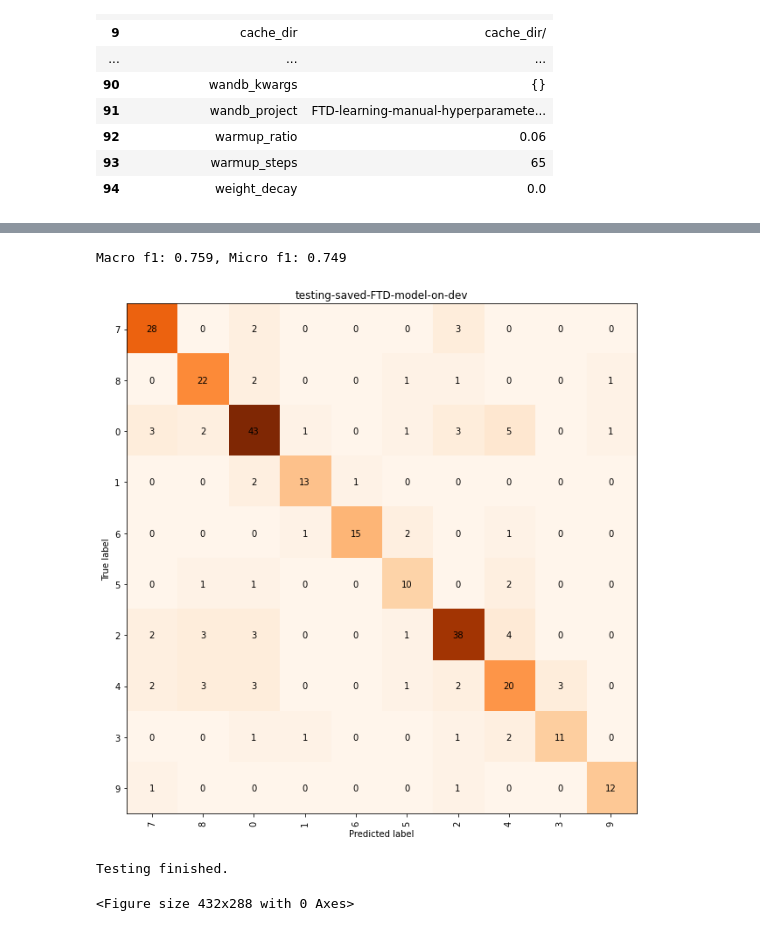
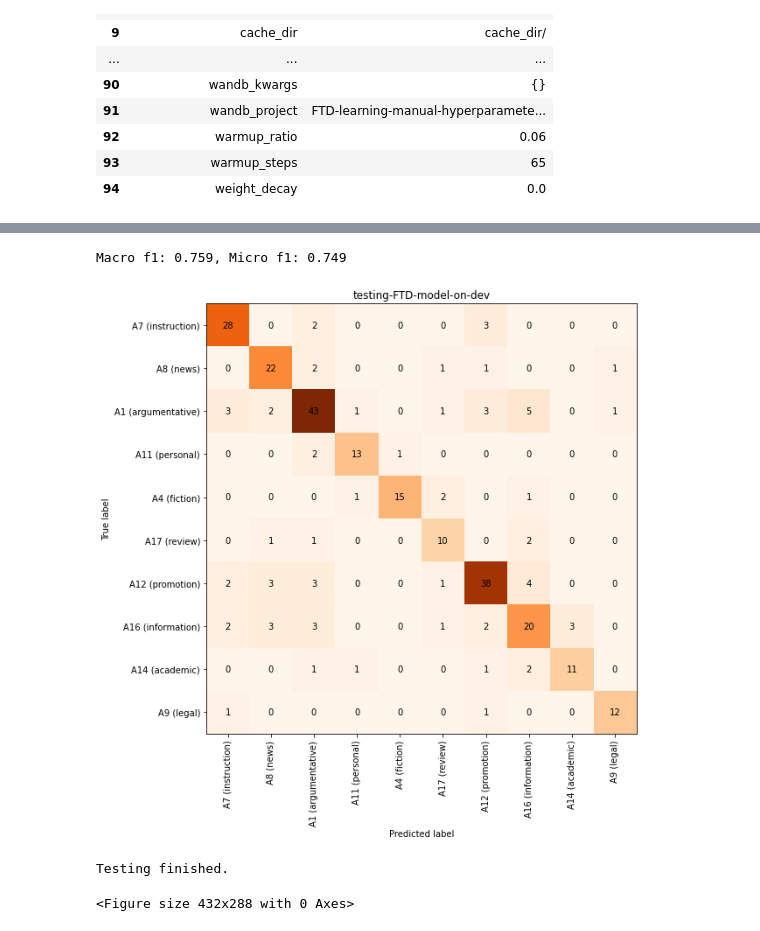
Before and after one commit to TajaKuzman/Genre-Datasets-Comparison, a Jupyter notebook: 2.2-FTD-classifier-testing.ipynb, the cells around one changed output, grey strips where cells are left out. Drawn from its saved outputs; the diff is of its cells as text; code cells hidden in the pictures.

```diff
--- a/2.2-FTD-classifier-testing.ipynb
+++ b/2.2-FTD-classifier-testing.ipynb
@@ -67,10 +67,10 @@ We will use the multilingual XLM-RoBERTa model
 https://huggingface.co/xlm-roberta-base
 # %%
 # Create a file to save results into (you can find it under Data: Output). Be careful, run this step only once to not overwrite the results file.
-results = []
+#results = []
 
-with open("results/FTD-Experiments-Results.json", "w") as results_file:
-    json.dump(results,results_file, indent= "")
+#with open("results/FTD-Experiments-Results.json", "w") as results_file:
+#    json.dump(results,results_file, indent= "")
 # %%
 # Open the main results file:
 
@@ -156,3 +150,11 @@ df_args
 # Update the args
 model = ClassificationModel(
     "xlmroberta", model_dir, args= {"silent":True})
+# %%
+# Let's change the numeric values into nominal so that the confusion matrix is more informative
+# here's the dictionary:
+FTD_mapping = {0: 'A1 (argumentative)', 1: 'A11 (personal)', 2: 'A12 (promotion)', 3: 'A14 (academic)', 4: 'A16 (information)', 5: 'A17 (review)', 6: 'A4 (fiction)', 7: 'A7 (instruction)', 8: 'A8 (news)', 9: 'A9 (legal)'}
+# %%
+# Map the labels
+LABELS_mapped = [FTD_mapping[x] for x in LABELS]
+LABELS_mapped
@@ -159,5 +172,5 @@ model = ClassificationModel(
 # %%
-def testing(test_df, test_name):
+def testing_FTD(test_df, test_name):
     """
     This function takes the test dataset and applies the trained model on it to infer predictions.
     It also prints and saves a confusion matrix, calculates the F1 scores and saves the results in a list of results.
@@ -174,19 +187,24 @@ def testing(test_df, test_name):
         return model.predict([input_string])[0][0]
 
     y_pred = test_df.text.apply(make_prediction)
+    test_df["y_pred"] = y_pred
 
     # Calculate the scores
     macro = f1_score(y_true, y_pred, labels=LABELS, average="macro")
     micro = f1_score(y_true, y_pred, labels=LABELS,  average="micro")
     print(f"Macro f1: {macro:0.3}, Micro f1: {micro:0.3}")
 
+    y_true_mapped = y_true.map(FTD_mapping)
+    test_df["y_true_mapped"] = y_true_mapped
+    y_pred_mapped = y_pred.map(FTD_mapping)
+    test_df["y_pred_mapped"] = y_pred_mapped
     # Plot the confusion matrix:
-    cm = confusion_matrix(y_true, y_pred, labels=LABELS)
+    cm = confusion_matrix(y_true_mapped, y_pred_mapped, labels=LABELS_mapped)
     plt.figure(figsize=(9, 9))
     plt.imshow(cm, cmap="Oranges")
     for (i, j), z in np.ndenumerate(cm):
         plt.text(j, i, '{:d}'.format(z), ha='center', va='center')
-    classNames = LABELS
+    classNames = LABELS_mapped
     plt.ylabel('True label')
     plt.xlabel('Predicted label')
     tick_marks = np.arange(len(classNames))
@@ -208,8 +226,8 @@ def testing(test_df, test_name):
         "learning_rate": 1e-5,
         "microF1": micro,
         "macroF1": macro,
-        "y_true": y_true.tolist(),
-        "y_pred": y_pred.tolist(),
+        "y_true": y_true_mapped.to_dict(),
+        "y_pred": y_pred_mapped.to_dict(),
         }
     previous_results.append(rezdict)
 
@@ -218,13 +236,16 @@ def testing(test_df, test_name):
     backup.append(rezdict)
     with open(f"backup-results-{test_name}.json", "w") as backup_file:
         json.dump(backup,backup_file, indent= "")
+
+    # Save the new dataframe which contains the y_pred values as well
+    test_df.to_csv(f"results/{test_name}-sheet-with-predictions.csv", sep="\t")
 # %%
-testing(dev_df, "testing-saved-FTD-model-on-dev")
+testing_FTD(dev_df, "testing-FTD-model-on-dev")
 
 print("\nTesting finished.")
 # %% [output]
 Macro f1: 0.759, Micro f1: 0.749
-[figure, old version]
+[figure, new version]
 Testing finished.
 <Figure size 432x288 with 0 Axes>
 # %%
```
Also changed, not shown: parts of 15 cells of this notebook, 4 other files.
